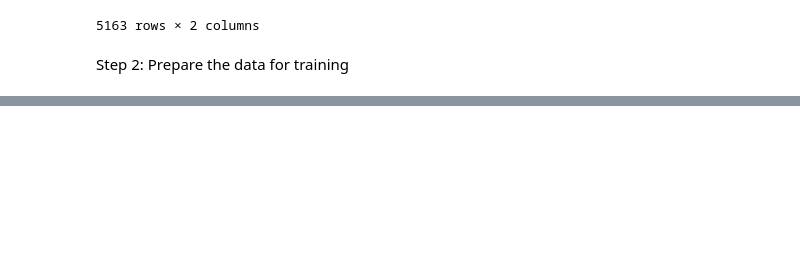
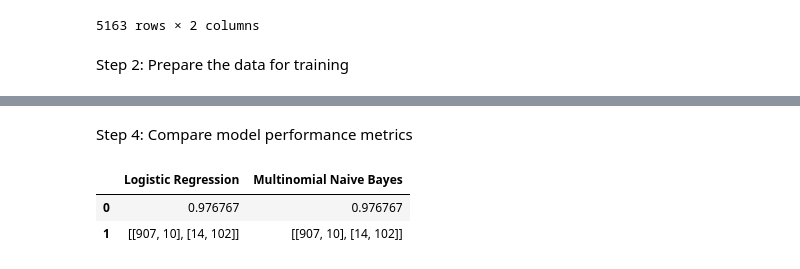
Before and after one commit to Mimi97-aqua/spam_detection, a Jupyter notebook: model.ipynb, the cells around one changed output, grey strips where cells are left out. Drawn from its saved outputs; the diff is of its cells as text; code cells hidden in the pictures; blank space fills up the shorter version.

```diff
--- a/model.ipynb
+++ b/model.ipynb
@@ -106,0 +122,23 @@ X_test_vec = vectorizer.transform(X_test)
+# %%
+# making predictions
+nb_preds = nb_model.predict(X_test_vec)
+lr_preds = nb_model.predict(X_test_vec)
+# %% [markdown]
+Step 4: Compare model performance metrics
+# %%
+metrics_comparison = {
+    "Logistic Regression": [
+        accuracy_score(y_test, lr_preds),
+        confusion_matrix(y_test, lr_preds),
+    ],
+    "Multinomial Naive Bayes": [
+        accuracy_score(y_test, nb_preds),
+        confusion_matrix(y_test, nb_preds),
+    ]
+}
+df_metrics = pd.DataFrame(metrics_comparison)
+df_metrics
+# %% [output]
+|  | Logistic Regression | Multinomial Naive Bayes |
+| 0 | 0.976767 | 0.976767 |
+| 1 | [[907, 10], [14, 102]] | [[907, 10], [14, 102]] |
```
Also changed, not shown: parts of 6 cells of this notebook.
